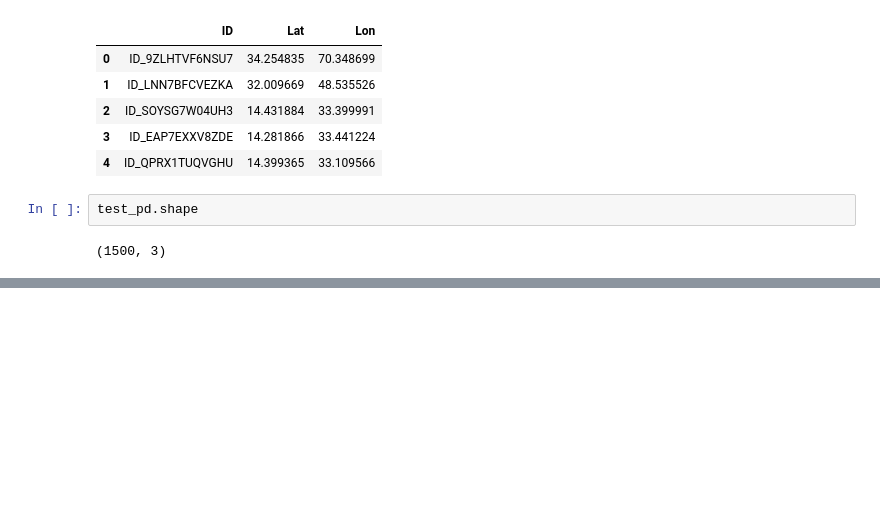
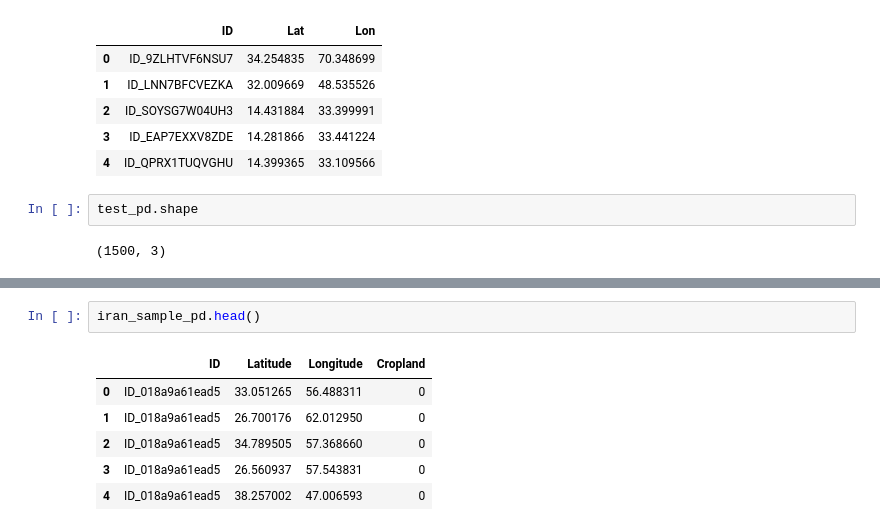
Before and after one commit to ianakoto/Cropland-Mapping, a Jupyter notebook: Dataset_Creation_GEO_AI_Challenge_for_Cropland_Mapping.ipynb, the cells around one changed output, grey strips where cells are left out. Cells and saved outputs as stored; diff of their text form; blank space fills up the shorter version.

```diff
--- a/Dataset_Creation_GEO_AI_Challenge_for_Cropland_Mapping.ipynb
+++ b/Dataset_Creation_GEO_AI_Challenge_for_Cropland_Mapping.ipynb
@@ -290,0 +362,9 @@ shape: (33, 33)
+# %%
+iran_sample_pd.head()
+# %% [output]
+|  | ID | Latitude | Longitude | Cropland |
+| 0 | ID_018a9a61ead5 | 33.051265 | 56.488311 | 0 |
+| 1 | ID_018a9a61ead5 | 26.700176 | 62.012950 | 0 |
+| 2 | ID_018a9a61ead5 | 34.789505 | 57.368660 | 0 |
+| 3 | ID_018a9a61ead5 | 26.560937 | 57.543831 | 0 |
+| 4 | ID_018a9a61ead5 | 38.257002 | 47.006593 | 0 |
```
Also changed, not shown: parts of 75 cells of this notebook.
